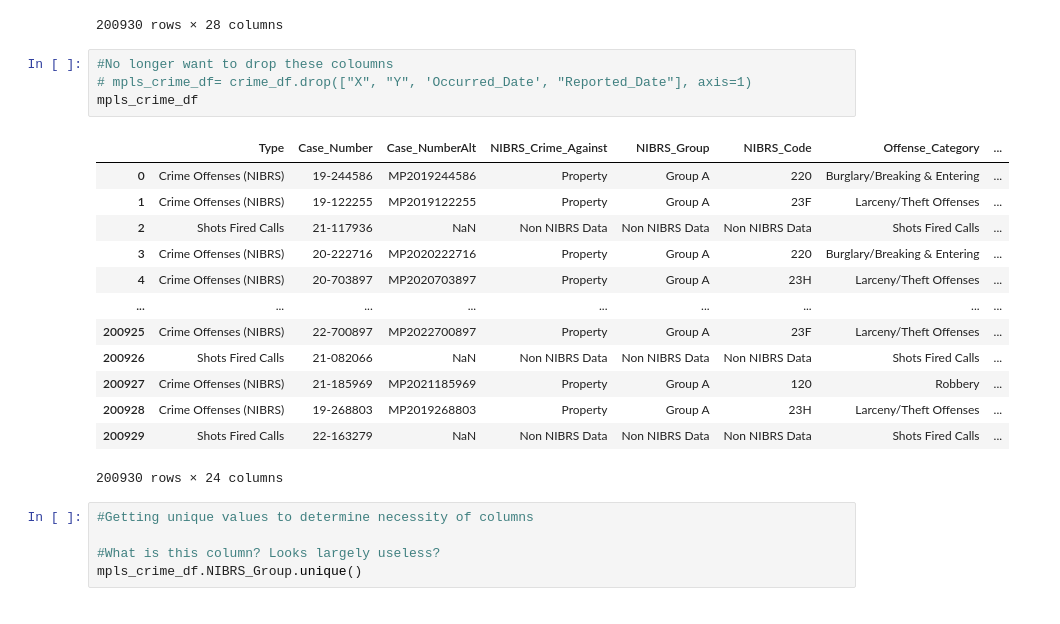
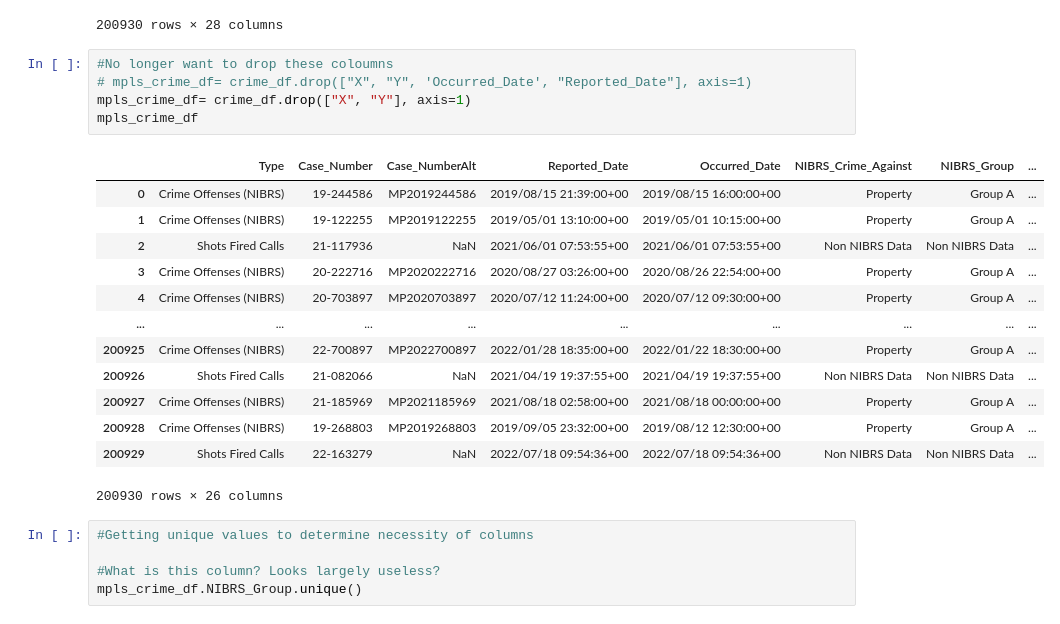
Before and after one commit to chrisolwell/MPLSCrime, a Jupyter notebook: mplsCrime.ipynb, the cells around one changed output. Cells and saved outputs as stored; diff of their text form.

```diff
--- a/mplsCrime.ipynb
+++ b/mplsCrime.ipynb
@@ -205,21 +207,22 @@ crime_df
 # %%
 #No longer want to drop these coloumns
 # mpls_crime_df= crime_df.drop(["X", "Y", 'Occurred_Date', "Reported_Date"], axis=1)
+mpls_crime_df= crime_df.drop(["X", "Y"], axis=1)
 mpls_crime_df
 # %% [output]
-|  | Type | Case_Number | Case_NumberAlt | NIBRS_Crime_Against | NIBRS_Group | NIBRS_Code | Offense_Category | ... |
-| 0 | Crime Offenses (NIBRS) | 19-244586 | MP2019244586 | Property | Group A | 220 | Burglary/Breaking & Entering | ... |
-| 1 | Crime Offenses (NIBRS) | 19-122255 | MP2019122255 | Property | Group A | 23F | Larceny/Theft Offenses | ... |
-| 2 | Shots Fired Calls | 21-117936 | NaN | Non NIBRS Data | Non NIBRS Data | Non NIBRS Data | Shots Fired Calls | ... |
-| 3 | Crime Offenses (NIBRS) | 20-222716 | MP2020222716 | Property | Group A | 220 | Burglary/Breaking & Entering | ... |
-| 4 | Crime Offenses (NIBRS) | 20-703897 | MP2020703897 | Property | Group A | 23H | Larceny/Theft Offenses | ... |
+|  | Type | Case_Number | Case_NumberAlt | Reported_Date | Occurred_Date | NIBRS_Crime_Against | NIBRS_Group | ... |
+| 0 | Crime Offenses (NIBRS) | 19-244586 | MP2019244586 | 2019/08/15 21:39:00+00 | 2019/08/15 16:00:00+00 | Property | Group A | ... |
+| 1 | Crime Offenses (NIBRS) | 19-122255 | MP2019122255 | 2019/05/01 13:10:00+00 | 2019/05/01 10:15:00+00 | Property | Group A | ... |
+| 2 | Shots Fired Calls | 21-117936 | NaN | 2021/06/01 07:53:55+00 | 2021/06/01 07:53:55+00 | Non NIBRS Data | Non NIBRS Data | ... |
+| 3 | Crime Offenses (NIBRS) | 20-222716 | MP2020222716 | 2020/08/27 03:26:00+00 | 2020/08/26 22:54:00+00 | Property | Group A | ... |
+| 4 | Crime Offenses (NIBRS) | 20-703897 | MP2020703897 | 2020/07/12 11:24:00+00 | 2020/07/12 09:30:00+00 | Property | Group A | ... |
 | ... | ... | ... | ... | ... | ... | ... | ... | ... |
-| 200925 | Crime Offenses (NIBRS) | 22-700897 | MP2022700897 | Property | Group A | 23F | Larceny/Theft Offenses | ... |
-| 200926 | Shots Fired Calls | 21-082066 | NaN | Non NIBRS Data | Non NIBRS Data | Non NIBRS Data | Shots Fired Calls | ... |
-| 200927 | Crime Offenses (NIBRS) | 21-185969 | MP2021185969 | Property | Group A | 120 | Robbery | ... |
-| 200928 | Crime Offenses (NIBRS) | 19-268803 | MP2019268803 | Property | Group A | 23H | Larceny/Theft Offenses | ... |
-| 200929 | Shots Fired Calls | 22-163279 | NaN | Non NIBRS Data | Non NIBRS Data | Non NIBRS Data | Shots Fired Calls | ... |
+| 200925 | Crime Offenses (NIBRS) | 22-700897 | MP2022700897 | 2022/01/28 18:35:00+00 | 2022/01/22 18:30:00+00 | Property | Group A | ... |
+| 200926 | Shots Fired Calls | 21-082066 | NaN | 2021/04/19 19:37:55+00 | 2021/04/19 19:37:55+00 | Non NIBRS Data | Non NIBRS Data | ... |
+| 200927 | Crime Offenses (NIBRS) | 21-185969 | MP2021185969 | 2021/08/18 02:58:00+00 | 2021/08/18 00:00:00+00 | Property | Group A | ... |
+| 200928 | Crime Offenses (NIBRS) | 19-268803 | MP2019268803 | 2019/09/05 23:32:00+00 | 2019/08/12 12:30:00+00 | Property | Group A | ... |
+| 200929 | Shots Fired Calls | 22-163279 | NaN | 2022/07/18 09:54:36+00 | 2022/07/18 09:54:36+00 | Non NIBRS Data | Non NIBRS Data | ... |
-200930 rows × 24 columns
+200930 rows × 26 columns
 # %%
 #Getting unique values to determine necessity of columns
 
```
Also changed, not shown: parts of 14 cells of this notebook.
